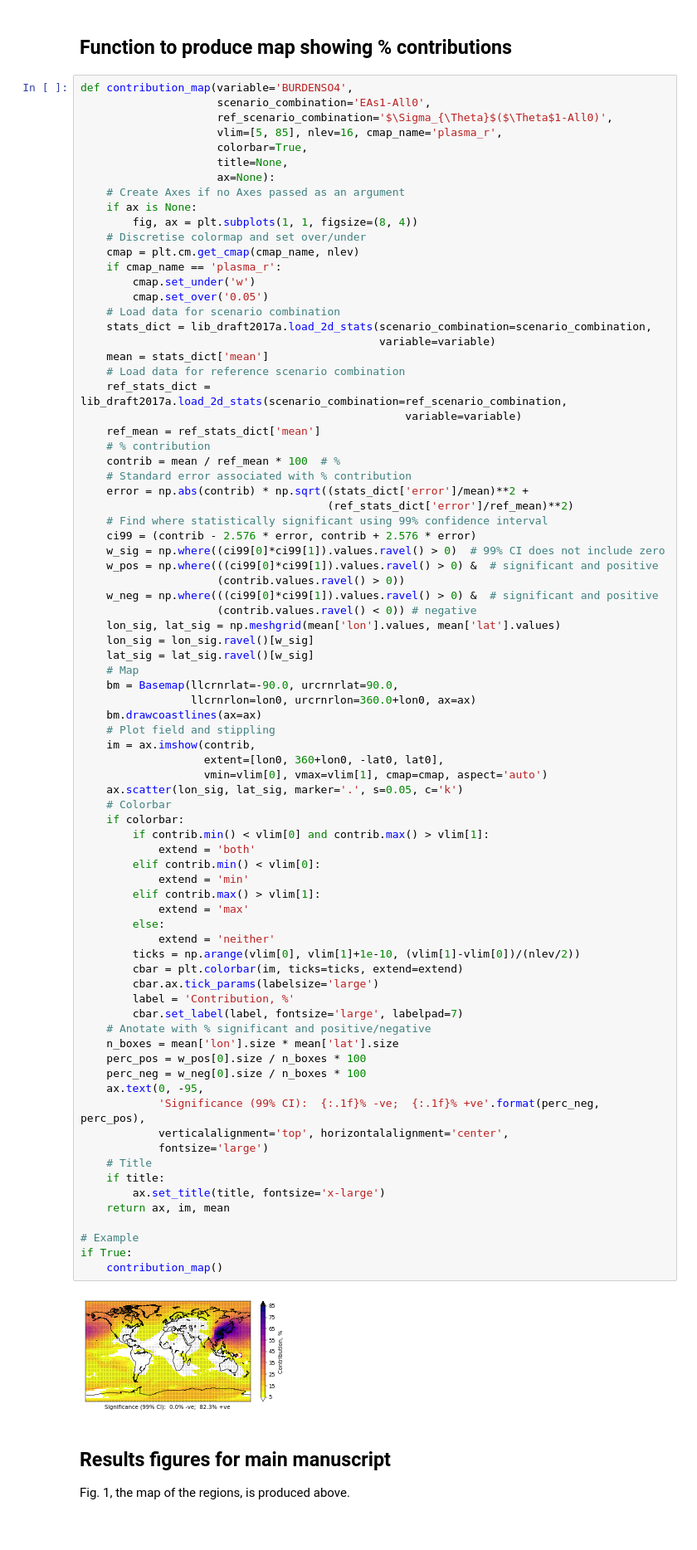
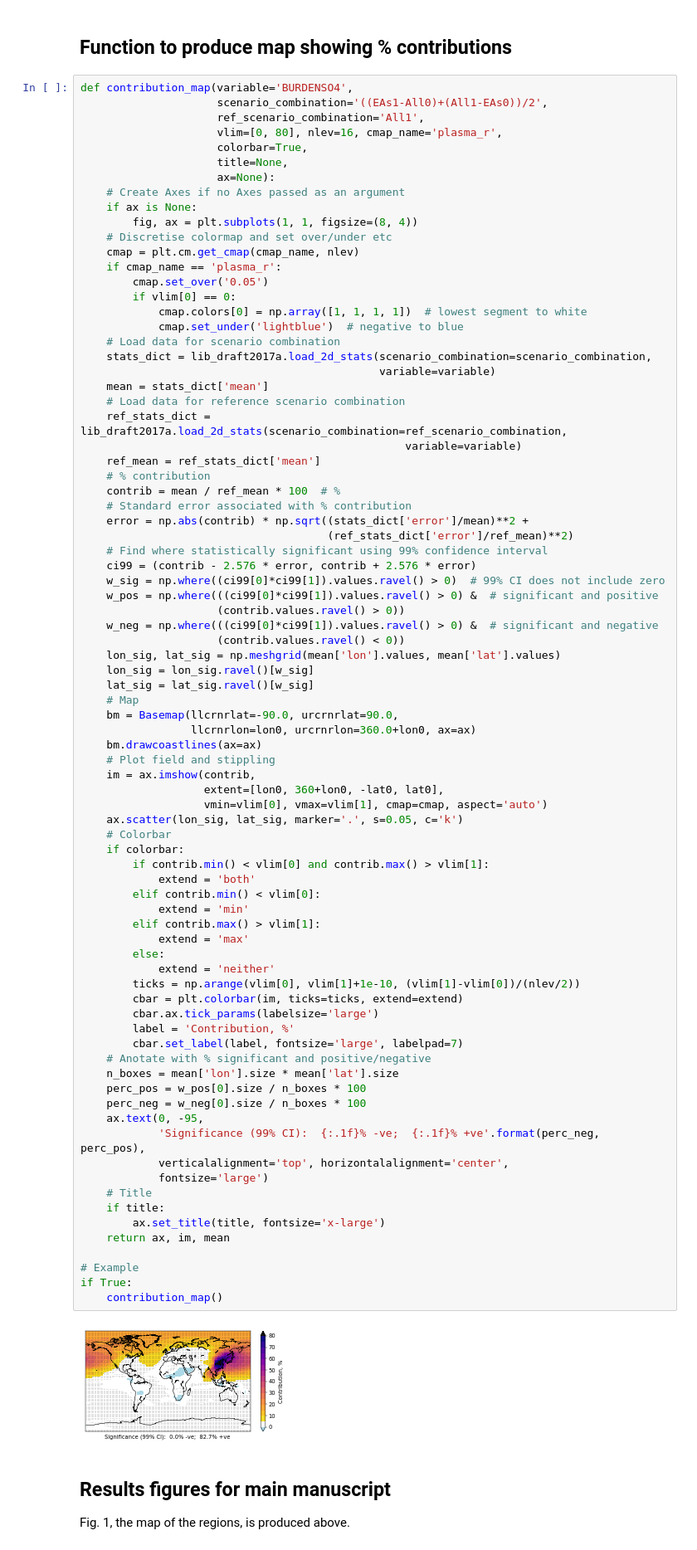
Before and after one commit to grandey/draft2017a-region-rfp, a Jupyter notebook: figures_draft2017a.ipynb, the cells around one changed output. Shown at 83% size. Cells and saved outputs as stored; diff of their text form.

```diff
--- a/figures_draft2017a.ipynb
+++ b/figures_draft2017a.ipynb
@@ -868,20 +868,22 @@ if True:
 ## Function to produce map showing % contributions
 # %%
 def contribution_map(variable='BURDENSO4',
-                     scenario_combination='EAs1-All0',
-                     ref_scenario_combination='$\Sigma_{\Theta}$($\Theta$1-All0)',
-                     vlim=[5, 85], nlev=16, cmap_name='plasma_r',
+                     scenario_combination='((EAs1-All0)+(All1-EAs0))/2',
+                     ref_scenario_combination='All1',
+                     vlim=[0, 80], nlev=16, cmap_name='plasma_r',
                      colorbar=True,
                      title=None,
                      ax=None):
     # Create Axes if no Axes passed as an argument
     if ax is None:
         fig, ax = plt.subplots(1, 1, figsize=(8, 4))
-    # Discretise colormap and set over/under
+    # Discretise colormap and set over/under etc
     cmap = plt.cm.get_cmap(cmap_name, nlev)
     if cmap_name == 'plasma_r':
-        cmap.set_under('w')
         cmap.set_over('0.05')
+        if vlim[0] == 0:
+            cmap.colors[0] = np.array([1, 1, 1, 1])  # lowest segment to white
+            cmap.set_under('lightblue')  # negative to blue
     # Load data for scenario combination
     stats_dict = lib_draft2017a.load_2d_stats(scenario_combination=scenario_combination,
                                               variable=variable)
@@ -900,8 +902,8 @@ def contribution_map(variable='BURDENSO4',
     w_sig = np.where((ci99[0]*ci99[1]).values.ravel() > 0)  # 99% CI does not include zero
     w_pos = np.where(((ci99[0]*ci99[1]).values.ravel() > 0) &  # significant and positive
                      (contrib.values.ravel() > 0))
-    w_neg = np.where(((ci99[0]*ci99[1]).values.ravel() > 0) &  # significant and positive
-                     (contrib.values.ravel() < 0)) # negative
+    w_neg = np.where(((ci99[0]*ci99[1]).values.ravel() > 0) &  # significant and negative
+                     (contrib.values.ravel() < 0))
     lon_sig, lat_sig = np.meshgrid(mean['lon'].values, mean['lat'].values)
     lon_sig = lon_sig.ravel()[w_sig]
     lat_sig = lat_sig.ravel()[w_sig]
@@ -919,34 +921,34 @@ def contribution_map(variable='BURDENSO4',
         if contrib.min() < vlim[0] and contrib.max() > vlim[1]:
             extend = 'both'
         elif contrib.min() < vlim[0]:
             extend = 'min'
         elif contrib.max() > vlim[1]:
             extend = 'max'
         else:
             extend = 'neither'
         ticks = np.arange(vlim[0], vlim[1]+1e-10, (vlim[1]-vlim[0])/(nlev/2))
         cbar = plt.colorbar(im, ticks=ticks, extend=extend)
         cbar.ax.tick_params(labelsize='large')
         label = 'Contribution, %'
         cbar.set_label(label, fontsize='large', labelpad=7)
     # Anotate with % significant and positive/negative
     n_boxes = mean['lon'].size * mean['lat'].size
     perc_pos = w_pos[0].size / n_boxes * 100
     perc_neg = w_neg[0].size / n_boxes * 100
     ax.text(0, -95,
             'Significance (99% CI):  {:.1f}% -ve;  {:.1f}% +ve'.format(perc_neg, perc_pos),
             verticalalignment='top', horizontalalignment='center',
             fontsize='large')
     # Title
     if title:
         ax.set_title(title, fontsize='x-large')
     return ax, im, mean
 
 # Example
 if True:
     contribution_map()
 # %% [output]
-[figure, old version]
+[figure, new version]
 # %% [markdown]
 ## Results figures for main manuscript
 Fig. 1, the map of the regions, is produced above.
```
Also changed, not shown: parts of 3 cells of this notebook, 1 other file.
